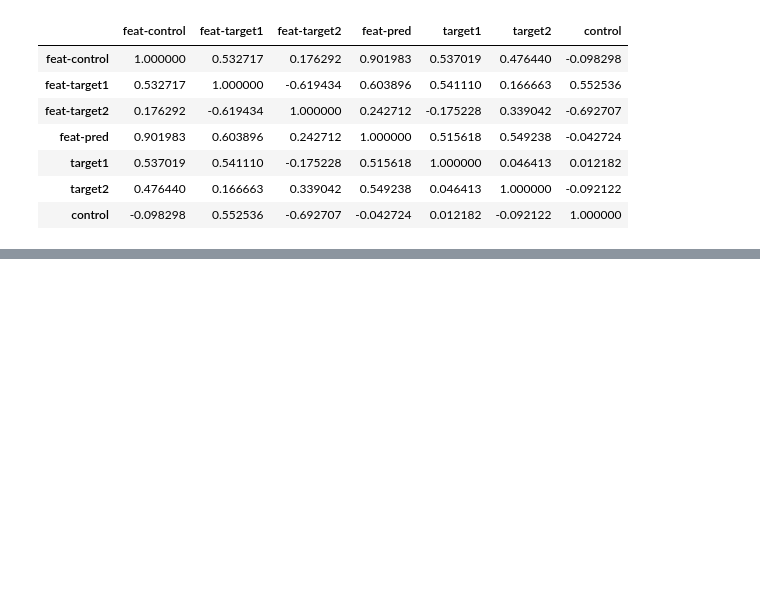
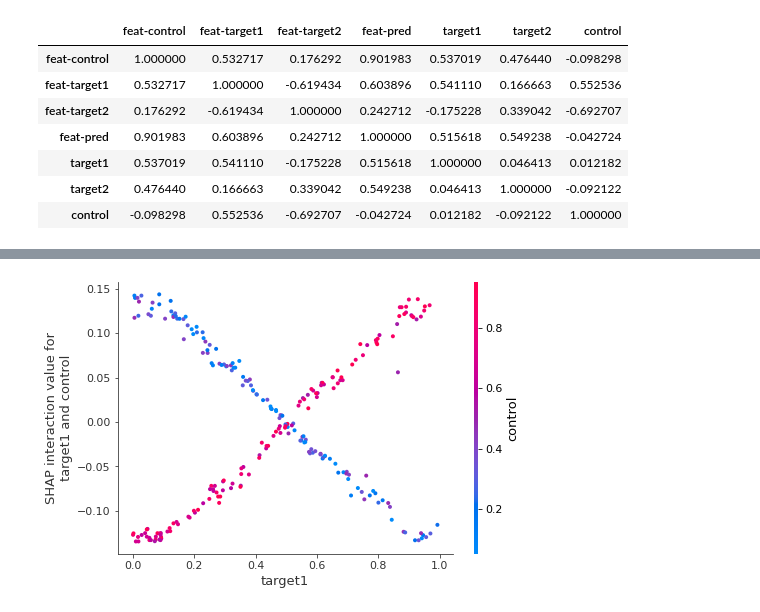
Before and after one commit to endremborza/misc-notebooks, a Jupyter notebook: feature-importance.ipynb, the cells around one changed output, grey strips where cells are left out. Cells and saved outputs as stored; diff of their text form; code cells hidden in the pictures; blank space fills up the shorter version.

```diff
--- a/feature-importance.ipynb
+++ b/feature-importance.ipynb
@@ -280,0 +332,8 @@ for x_ind, x_row in tqdm(x_test.iterrows()):
+# %%
+shap.dependence_plot(
+    ("target1", "control"),
+    shap_interaction_values,
+    x_test,
+)
+# %% [output]
+[figure, added]
```
Also changed, not shown: parts of 12 cells of this notebook.
